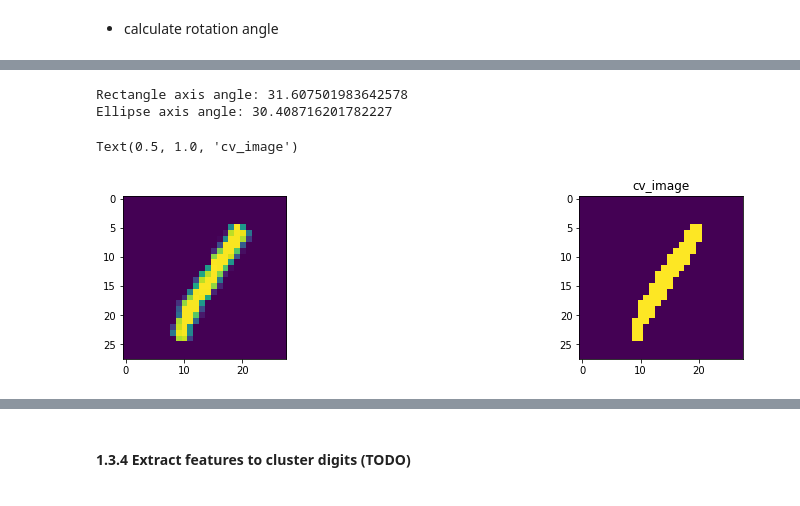
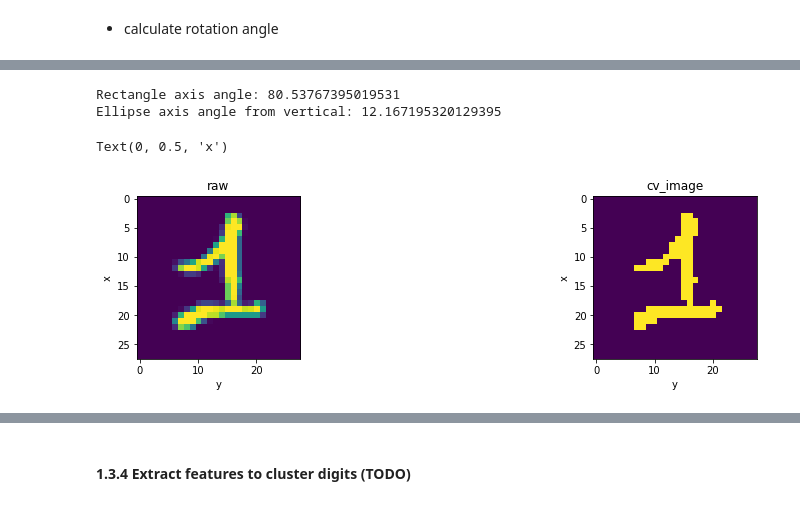
Before and after one commit to LTS5/iapr, a Jupyter notebook: labs/lab_02_object_description.ipynb, the cells around one changed output, grey strips where cells are left out. Saved outputs shown, nothing was run; the diff lists cells and outputs as text; code cells hidden in the pictures.

```diff
--- a/labs/lab_02_object_description.ipynb
+++ b/labs/lab_02_object_description.ipynb
@@ -587,40 +637,44 @@ Text(0.5, 1.0, 'cv_image')
 # ref
 # https://opencv24-python-tutorials.readthedocs.io/en/latest/py_tutorials/py_imgproc/py_contours/py_contour_features/py_contour_features.html
 # https://github.com/rtharungowda/hcg/blob/2cc3125e120d3279bfe8daf89e16f28d38ac4767/segmentation.py
-im1 = ones_im[4]
+im1 = ones_im[5]
 bool_im1 = img_as_bool(im1)
 im1_array = Image.fromarray(np.uint8(bool_im1*255))
 cv_image = np.array(im1_array)
 
 _, thresh = cv2.threshold(cv_image, 127, 255, 0)
 contours, _ = cv2.findContours(thresh, 1, 2)
 cnt = contours[0]
 cnt = cv2.convexHull(cnt)
 
 # contours,hierarchy = cv2.findContours(thresh, 1, 2)
 # cnt = contours[0]
 rect = cv2.minAreaRect(cnt)
 box = cv2.boxPoints(rect)
 box = np.int0(box)
 # rect_im0 = cv2.drawContours(binary_im, [box], 0, (0,0,255), 2)
 print("Rectangle axis angle:", rect[2])
 
 ellipse = cv2.fitEllipse(cnt)
 angle_ell = ellipse[-1]
 if angle_ell < 90:
     angle_ell = angle_ell
 else:
     angle_ell = angle_ell - 180
 # ellipse_im0 = cv2.ellipse(binary_im,ellipse,(0,255,0),2)
-print("Ellipse axis angle:", angle_ell)
+print("Ellipse axis angle from vertical:", angle_ell)
 
 fig, axes = plt.subplots(1, 2, figsize=(15, 3))
 axes[0].imshow(im1)
-axes[1].set_title('raw')
+axes[0].set_title('raw')
+axes[0].set_xlabel('y')
+axes[0].set_ylabel('x')
 axes[1].imshow(cv_image)
 axes[1].set_title('cv_image')
+axes[1].set_xlabel('y')
+axes[1].set_ylabel('x')
 # %% [output]
-Rectangle axis angle: 31.607501983642578
-Ellipse axis angle: 30.408716201782227
+Rectangle axis angle: 80.53767395019531
+Ellipse axis angle from vertical: 12.167195320129395
-Text(0.5, 1.0, 'cv_image')
+Text(0, 0.5, 'x')
-[figure, old version]
+[figure, new version]
```
Also changed, not shown: parts of 6 cells of this notebook.
